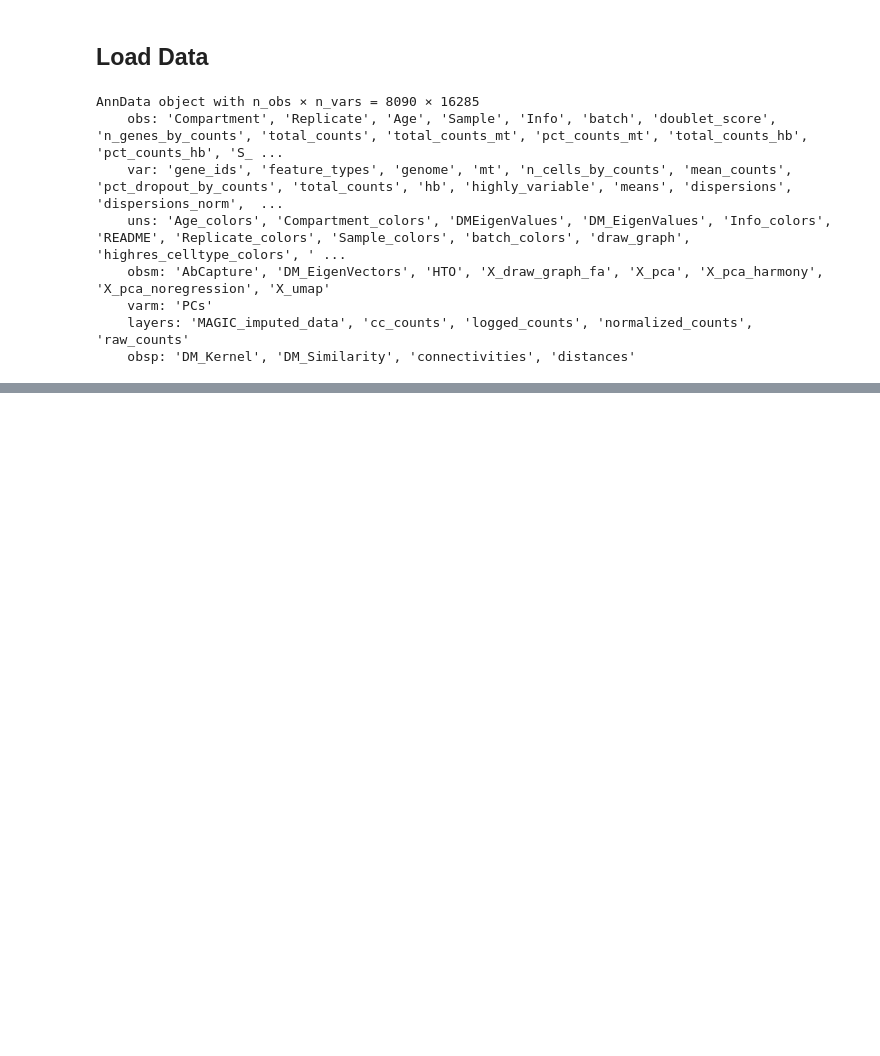
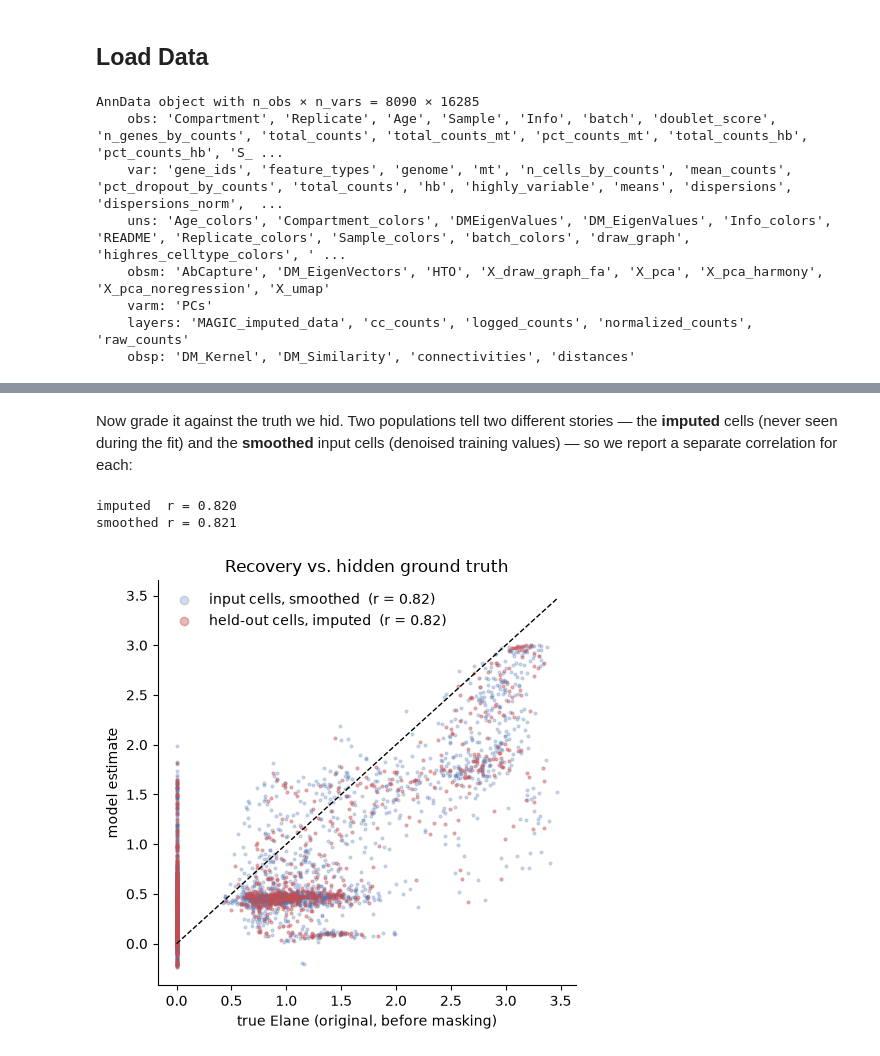
Before and after one commit to settylab/kompot, a Jupyter notebook: examples/05_smooth_expression.ipynb, the cells around one changed output, grey strips where cells are left out. Cells and saved outputs as stored; diff of their text form; code cells hidden in the pictures; blank space fills up the shorter version.

```diff
--- a/examples/05_smooth_expression.ipynb
+++ b/examples/05_smooth_expression.ipynb
@@ -212,0 +248,29 @@ difference is exactly the log fold change `kompot.de` reports.
+# %% [markdown]
+Now grade it against the truth we hid. Two populations tell two different stories — the
+**imputed** cells (never seen during the fit) and the **smoothed** input cells (denoised
+training values) — so we report a separate correlation for each:
+# %%
+pred_imputed = model.predict(X[missing], progress=False)[:, 0]    # held-out cells
+pred_smoothed = model.predict(X[observed], progress=False)[:, 0]  # training cells
+
+r_imputed = np.corrcoef(pred_imputed, truth[missing])[0, 1]
+r_smoothed = np.corrcoef(pred_smoothed, truth[observed])[0, 1]
+
+fig, ax = plt.subplots(figsize=(5, 5))
+ax.scatter(truth[observed], pred_smoothed, s=4, alpha=0.25, color="#4C72B0",
+           label=f"input cells, smoothed  (r = {r_smoothed:.2f})")
+ax.scatter(truth[missing], pred_imputed, s=4, alpha=0.40, color="#C44E52",
+           label=f"held-out cells, imputed  (r = {r_imputed:.2f})")
+lims = [float(np.nanmin(truth)), float(np.nanmax(truth))]
+ax.plot(lims, lims, "k--", lw=1)
+ax.set(xlabel=f"true {gene} (original, before masking)", ylabel="model estimate",
+       title="Recovery vs. hidden ground truth")
+ax.legend(loc="upper left", frameon=False, markerscale=3)
+plt.tight_layout()
+
+print(f"imputed  r = {r_imputed:.3f}")
+print(f"smoothed r = {r_smoothed:.3f}")
+# %% [output]
+imputed  r = 0.820
+smoothed r = 0.821
+[figure, added]
```
Also changed, not shown: parts of 29 cells of this notebook.
